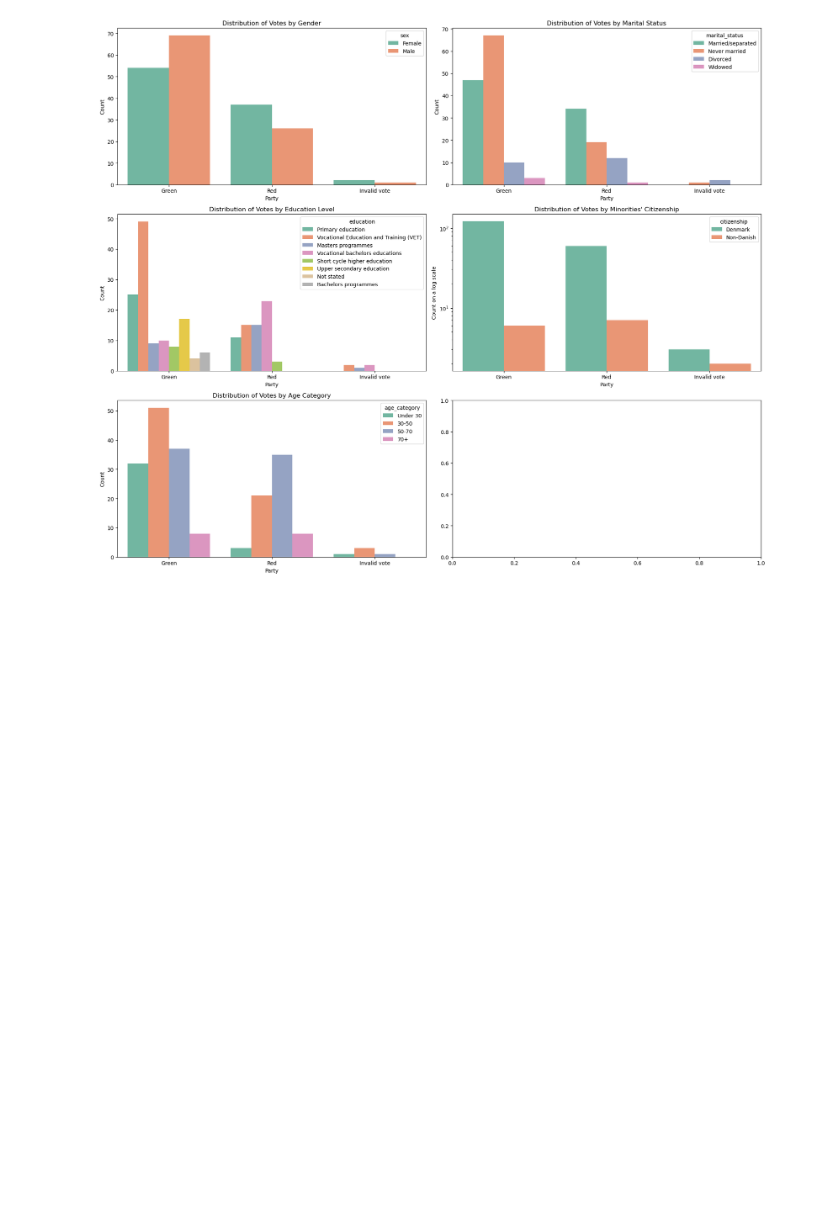
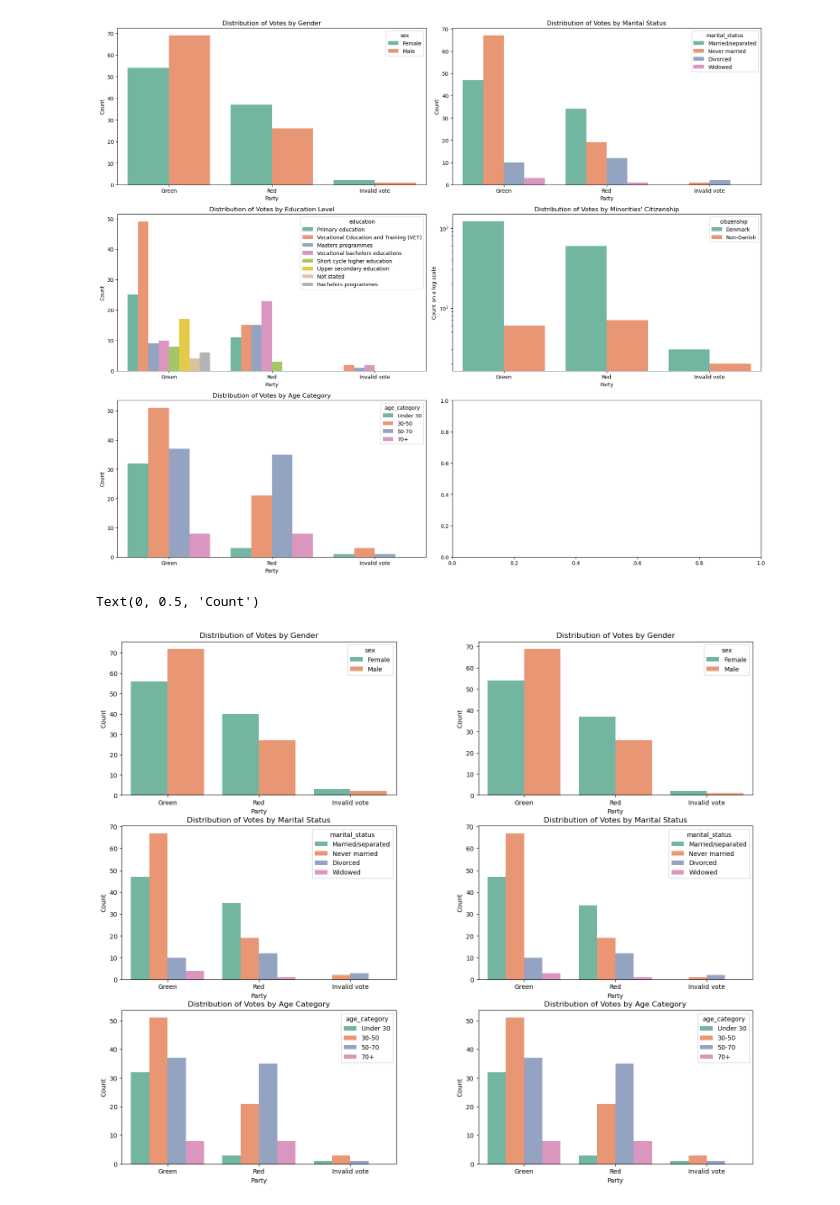
Before and after one commit to ChristianSneffeFleischer/SP_project2024, a Jupyter notebook: Part_1/Q2.ipynb, the cells around one changed output. Drawn from its saved outputs; the diff is of its cells as text; code cells hidden in the pictures; blank space fills up the shorter version.

```diff
--- a/Part_1/Q2.ipynb
+++ b/Part_1/Q2.ipynb
@@ -17,11 +17,11 @@ df['age'] = df['dob'].apply(lambda x: datetime.now().year - x.year)
 
 # Create age categories
 def categorize_age(age):
-    if age < 30:
+    if age <= 30:
         return 'Under 30'
-    elif 30 <= age <= 50:
+    elif 30 < age <= 50:
         return '30-50'
-    elif 50 < age <= 70:
+    elif 50 <= age < 70:
         return '50-70'
     else:
         return '70+'
@@ -234,3 +234,42 @@ plt.tight_layout()
 plt.show()
 # %% [output]
 [figure]
+# %%
+fig, axes = plt.subplots(3, 2, figsize=(18, 15))
+plt.subplots_adjust(wspace=0.3)
+
+#Gender
+sns.countplot(x='party', hue='sex', data=df, palette=custom_palette, ax=axes[0, 0])
+axes[0, 0].set_title('Distribution of Votes by Gender')
+axes[0, 0].set_xlabel('Party')
+axes[0, 0].set_ylabel('Count')
+
+sns.countplot(x='party', hue='sex', data=df_a, hue_order=['Female', 'Male'], palette=custom_palette, ax=axes[0, 1])
+axes[0, 1].set_title('Distribution of Votes by Gender')
+axes[0, 1].set_xlabel('Party')
+axes[0, 1].set_ylabel('Count')
+
+#Martial Status
+sns.countplot(x='party', hue='marital_status', data=df, palette=custom_palette, ax=axes[1, 0])
+axes[1, 0].set_title('Distribution of Votes by Marital Status')
+axes[1, 0].set_xlabel('Party')
+axes[1, 0].set_ylabel('Count')
+
+sns.countplot(x='party', hue='marital_status', hue_order=['Married/separated', 'Never married', 'Divorced', 'Widowed'],  data=df_a, palette=custom_palette, ax=axes[1, 1])
+axes[1, 1].set_title('Distribution of Votes by Marital Status')
+axes[1, 1].set_xlabel('Party')
+axes[1, 1].set_ylabel('Count')
+
+#Age
+sns.countplot(x='party', hue='age_category', hue_order=['Under 30', '30-50', '50-70', '70+'], data=df, palette=custom_palette, ax=axes[2, 0])
+axes[2, 0].set_title('Distribution of Votes by Age Category')
+axes[2, 0].set_xlabel('Party')
+axes[2, 0].set_ylabel('Count')
+
+sns.countplot(x='party', hue='age_category', hue_order=['Under 30', '30-50', '50-70', '70+'], data=df_a, palette=custom_palette, ax=axes[2, 1])
+axes[2, 1].set_title('Distribution of Votes by Age Category')
+axes[2, 1].set_xlabel('Party')
+axes[2, 1].set_ylabel('Count')
+# %% [output]
+Text(0, 0.5, 'Count')
+[figure, added]
```
Also changed, not shown: parts of 5 cells of this notebook, 1 other file.
